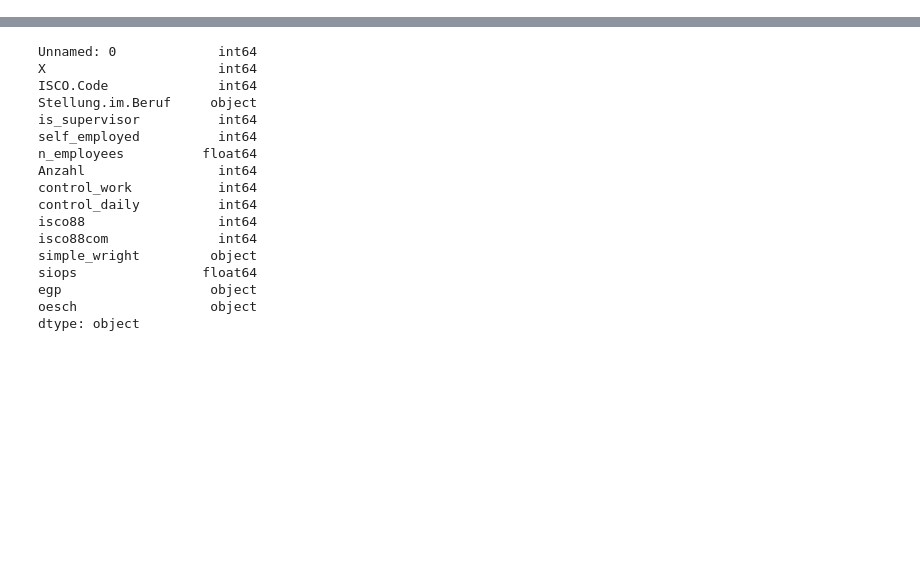
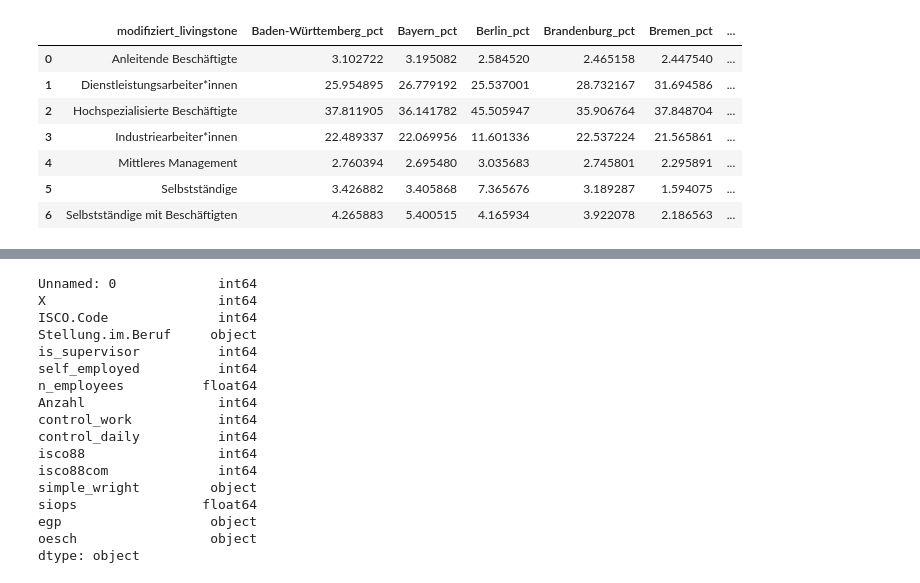
Before and after one commit to olendino/klassenanalyse, a Jupyter notebook: src/data_visualization.ipynb, the cells around one changed output, grey strips where cells are left out. Cells and saved outputs as stored; diff of their text form; code cells hidden in the pictures; blank space fills up the shorter version.

```diff
--- a/src/data_visualization.ipynb
+++ b/src/data_visualization.ipynb
@@ -98,0 +51,20 @@ fig.show()
+# %%
+# Define the columns_bundesländer to plot (Bundesländer)
+columns_bundesländer = [
+    'Baden-Württemberg', 'Bayern', 'Berlin', 'Brandenburg', 'Bremen', 'Hamburg',
+    'Hessen', 'Mecklenburg-Vorpommern', 'Niedersachsen', 'Nordrhein-Westfalen',
+    'Rheinland-Pfalz', 'Saarland', 'Sachsen', 'Sachsen-Anhalt',
+    'Schleswig-Holstein', 'Thüringen'
+]
+
+result_df = bundesländer_data.copy()
+
+# Calculate total for this Bundesland to get percentages
+column_totals = bundesländer_data[columns_bundesländer].sum()
+
+# Create new column names
+pct_columns_bundesländer = [f"{col}_pct" for col in columns_bundesländer]
+
+# Calculate all percentages at once using vectorized operations
+# Handle division by zero by replacing NaN with 0
+result_df[pct_columns_bundesländer] = (bundesländer_data[columns_bundesländer].div(column_totals) * 100).fillna(0)
@@ -98,0 +93,13 @@ fig.show()
+# %%
+result_df = result_df.groupby(['modifiziert_livingstone'])[pct_columns_bundesländer].sum().reset_index()
+# %%
+result_df
+# %% [output]
+|  | modifiziert_livingstone | Baden-Württemberg_pct | Bayern_pct | Berlin_pct | Brandenburg_pct | Bremen_pct | ... |
+| 0 | Anleitende Beschäftigte | 3.102722 | 3.195082 | 2.584520 | 2.465158 | 2.447540 | ... |
+| 1 | Dienstleistungsarbeiter*innen | 25.954895 | 26.779192 | 25.537001 | 28.732167 | 31.694586 | ... |
+| 2 | Hochspezialisierte Beschäftigte | 37.811905 | 36.141782 | 45.505947 | 35.906764 | 37.848704 | ... |
+| 3 | Industriearbeiter*innen | 22.489337 | 22.069956 | 11.601336 | 22.537224 | 21.565861 | ... |
+| 4 | Mittleres Management | 2.760394 | 2.695480 | 3.035683 | 2.745801 | 2.295891 | ... |
+| 5 | Selbstständige | 3.426882 | 3.405868 | 7.365676 | 3.189287 | 1.594075 | ... |
+| 6 | Selbstständige mit Beschäftigten | 4.265883 | 5.400515 | 4.165934 | 3.922078 | 2.186563 | ... |
```
Also changed, not shown: parts of 7 cells of this notebook, 2 other files.
